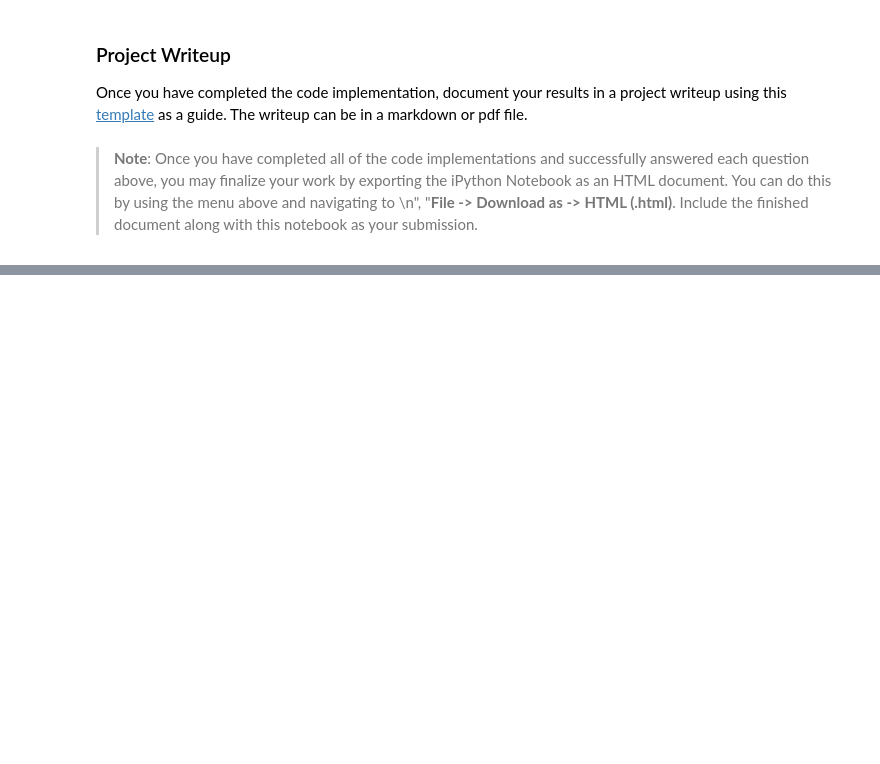
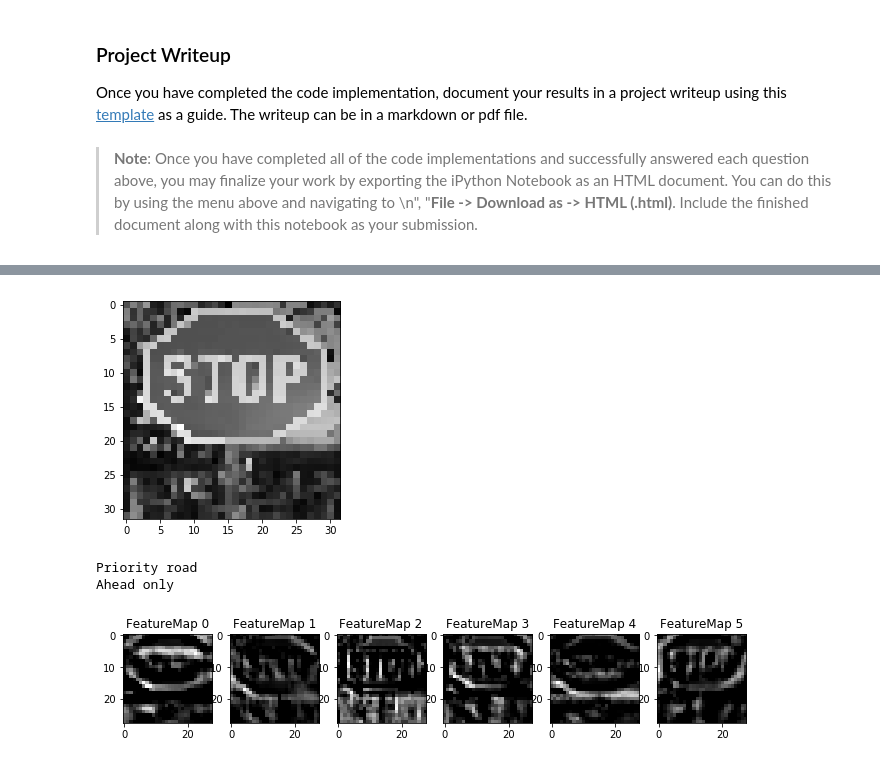
Before and after one commit to odats/CarND-Traffic-Sign-Classifier-Project, a Jupyter notebook: Traffic_Sign_Classifier.ipynb, the cells around one changed output, grey strips where cells are left out. Drawn from its saved outputs; the diff is of its cells as text; code cells hidden in the pictures; blank space fills up the shorter version.

```diff
--- a/Traffic_Sign_Classifier.ipynb
+++ b/Traffic_Sign_Classifier.ipynb
@@ -527,7 +541,7 @@ with tf.Session() as sess:
     accuracy = sess.run(logits, feed_dict={x: test_images, keep_prob_l3:1, keep_prob_l4:1})
     top_5 = sess.run(tf.nn.top_k(tf.constant(accuracy), k=5))
 
-    for results in top_5.indices:
-        for sign in results:
-            print(signnames[str(sign)])
+    for result in [0,1,2,3,4]:
+        for prediction in [0,1,2,3,4]:
+            print(top_5.values[result][prediction], signnames[str(top_5.indices[result][prediction])])
         print("---")
@@ -573,35 +605,39 @@ def outputFeatureMap(image_input, tf_activation, activation_min=-1, activation_m
     # Note: x should be the same name as your network's tensorflow data placeholder variable
     # If you get an error tf_activation is not defined it may be having trouble accessing the variable from inside a function
     activation = tf_activation.eval(session=sess,feed_dict={x : image_input})
     featuremaps = activation.shape[3]
     plt.figure(plt_num, figsize=(15,15))
     for featuremap in range(featuremaps):
         plt.subplot(6,8, featuremap+1) # sets the number of feature maps to show on each row and column
         plt.title('FeatureMap ' + str(featuremap)) # displays the feature map number
         if activation_min != -1 & activation_max != -1:
             plt.imshow(activation[0,:,:, featuremap], interpolation="nearest", vmin =activation_min, vmax=activation_max, cmap="gray")
         elif activation_max != -1:
             plt.imshow(activation[0,:,:, featuremap], interpolation="nearest", vmax=activation_max, cmap="gray")
         elif activation_min !=-1:
             plt.imshow(activation[0,:,:, featuremap], interpolation="nearest", vmin=activation_min, cmap="gray")
         else:
             plt.imshow(activation[0,:,:, featuremap], interpolation="nearest", cmap="gray")
 
 # show result
 index = random.randint(0, len(X_test))
-image = X_test[index].squeeze()
+image = test_images[0] #X_test[index]
 
-plt.figure(figsize=(2,2))
-plt.imshow(image, cmap = plt.get_cmap('gray'))
+plt.imshow(image.squeeze(), cmap = plt.get_cmap('gray'))
 plt.show()
 print(signnames[str(y_test[index])])
 
 with tf.Session() as sess:
     saver.restore(sess, tf.train.latest_checkpoint('.'))
 
     sess = tf.get_default_session()
-    accuracy = sess.run(tf.argmax(logits, 1), feed_dict={x: [X_test[index]], keep_prob_l3:1, keep_prob_l4:1})
+    accuracy = sess.run(tf.argmax(logits, 1), feed_dict={x: [image], keep_prob_l3:1, keep_prob_l4:1})
 
     print(signnames[str(accuracy[0])])
 
-    outputFeatureMap([X_test[index]], layer1)
+    outputFeatureMap([image], layer1)
+# %% [output]
+[figure, added]
+Priority road
+Ahead only
+[figure, added]
```
Also changed, not shown: parts of 4 cells of this notebook, 2 other files.
